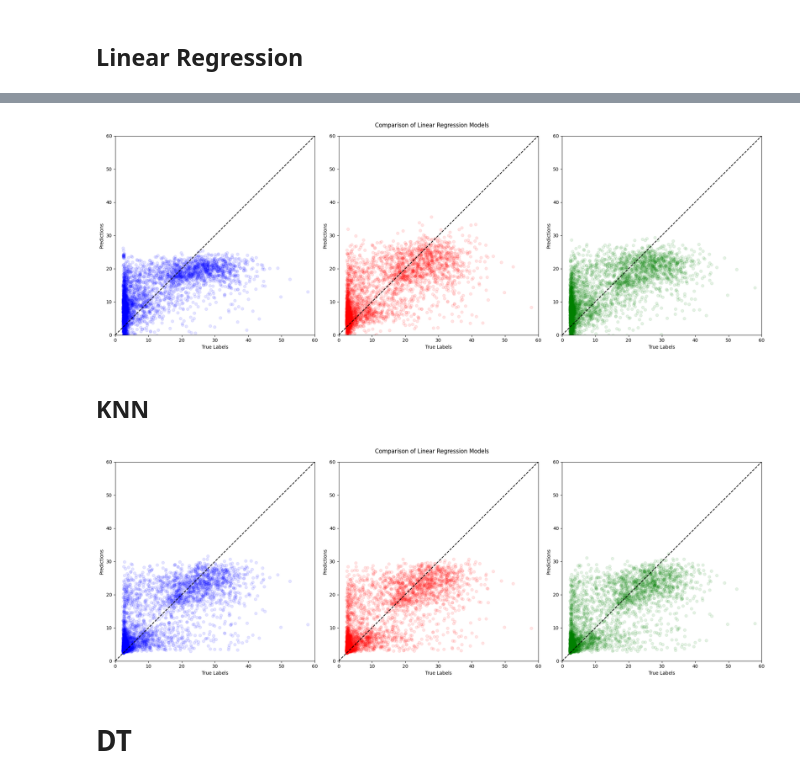
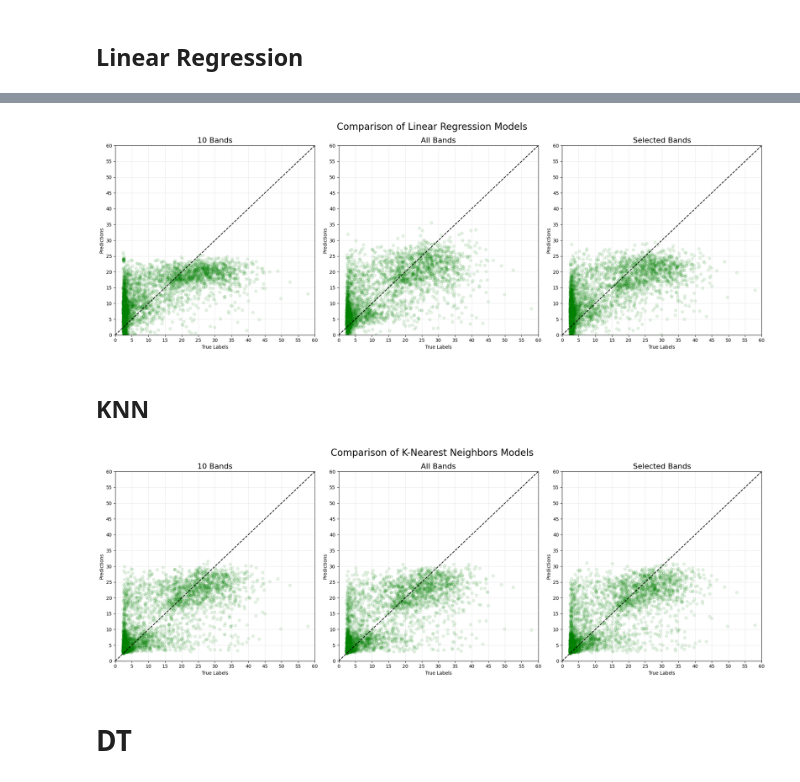
Before and after one commit to SvenLigensa/da2-casestudy, a Jupyter notebook: 4_ModelValidation/4_1_Prediction_Comparison.ipynb, the cells around one changed output, grey strips where cells are left out. Drawn from its saved outputs; the diff is of its cells as text; code cells hidden in the pictures.

```diff
--- a/4_ModelValidation/4_1_Prediction_Comparison.ipynb
+++ b/4_ModelValidation/4_1_Prediction_Comparison.ipynb
@@ -104,70 +138,93 @@ plt.show()
 # %%
-# Create a figure and specify the layout to have 1 row and 2 columns
 fig = plt.figure(figsize=(20, 7))
 
 plt.subplot(1, 3, 1)  # Arguments are: nrows, ncols, index
-plt.scatter(y_test, y_pred_linear_regression_10_bands, color="blue", alpha=0.1)
+plt.scatter(y_test, y_pred_linear_regression_10_bands, color="green", alpha=0.1)
 plt.plot([0, 60], [0, 60], color='black', linestyle='--')
+plt.xlim([0, 60])
 plt.ylim([0, 60])
-plt.xlim([0, 60])
+plt.xticks(np.arange(0, 61, 5))
+plt.yticks(np.arange(0, 61, 5))
+plt.grid(alpha=0.25)
 plt.xlabel("True Labels")
 plt.ylabel("Predictions")
+plt.title("10 Bands", fontsize=16)
 
 plt.subplot(1, 3, 2)
-plt.scatter(y_test, y_pred_linear_regreesion_all_bands, color="red", alpha=0.1)
+plt.scatter(y_test, y_pred_linear_regreesion_all_bands, color="green", alpha=0.1)
 plt.plot([0, 60], [0, 60], color='black', linestyle='--')
+plt.xlim([0, 60])
 plt.ylim([0, 60])
-plt.xlim([0, 60])
+plt.xticks(np.arange(0, 61, 5))
+plt.yticks(np.arange(0, 61, 5))
+plt.grid(alpha=0.25)
 plt.xlabel("True Labels")
 plt.ylabel("Predictions")
+plt.title("All Bands", fontsize=16)
 
 plt.subplot(1, 3, 3)
 plt.scatter(y_test, y_pred_linear_regression_selected_bands, color="green", alpha=0.1)
 plt.plot([0, 60], [0, 60], color='black', linestyle='--')
+plt.xlim([0, 60])
 plt.ylim([0, 60])
-plt.xlim([0, 60])
+plt.xticks(np.arange(0, 61, 5))
+plt.yticks(np.arange(0, 61, 5))
+plt.grid(alpha=0.25)
 plt.xlabel("True Labels")
 plt.ylabel("Predictions")
+plt.title("Selected Bands", fontsize=16)
 
-plt.suptitle("Comparison of Linear Regression Models")
+plt.suptitle("Comparison of Linear Regression Models", fontsize=20)
 plt.tight_layout()
 plt.show()
 # %% [output]
-[figure, old version]
+[figure, new version]
 # %% [markdown]
 ## KNN
 # %%
-# Create a figure and specify the layout to have 1 row and 2 columns
 fig = plt.figure(figsize=(20, 7))
 
 plt.subplot(1, 3, 1)  # Arguments are: nrows, ncols, index
-plt.scatter(y_test, y_pred_knn_10_bands, color="blue", alpha=0.1)
+plt.scatter(y_test, y_pred_knn_10_bands, color="green", alpha=0.1)
 plt.plot([0, 60], [0, 60], color='black', linestyle='--')
+plt.xlim([0, 60])
 plt.ylim([0, 60])
-plt.xlim([0, 60])
+plt.xticks(np.arange(0, 61, 5))
+plt.yticks(np.arange(0, 61, 5))
+plt.grid(alpha=0.25)
 plt.xlabel("True Labels")
 plt.ylabel("Predictions")
+plt.title("10 Bands", fontsize=16)
 
 plt.subplot(1, 3, 2)
-plt.scatter(y_test, y_pred_knn_all_bands, color="red", alpha=0.1)
+plt.scatter(y_test, y_pred_knn_all_bands, color="green", alpha=0.1)
 plt.plot([0, 60], [0, 60], color='black', linestyle='--')
+plt.xlim([0, 60])
 plt.ylim([0, 60])
-plt.xlim([0, 60])
+plt.xticks(np.arange(0, 61, 5))
+plt.yticks(np.arange(0, 61, 5))
+plt.grid(alpha=0.25)
 plt.xlabel("True Labels")
 plt.ylabel("Predictions")
+plt.title("All Bands", fontsize=16)
 
 plt.subplot(1, 3, 3)
 plt.scatter(y_test, y_pred_knn_selected_bands, color="green", alpha=0.1)
 plt.plot([0, 60], [0, 60], color='black', linestyle='--')
+plt.xlim([0, 60])
 plt.ylim([0, 60])
-plt.xlim([0, 60])
+plt.xticks(np.arange(0, 61, 5))
+plt.yticks(np.arange(0, 61, 5))
+plt.grid(alpha=0.25)
 plt.xlabel("True Labels")
 plt.ylabel("Predictions")
+plt.title("Selected Bands", fontsize=16)
 
-plt.suptitle("Comparison of Linear Regression Models")
+
+plt.suptitle("Comparison of K-Nearest Neighbors Models", fontsize=20)
 plt.tight_layout()
 plt.show()
 # %% [output]
-[figure, old version]
+[figure, new version]
 # %% [markdown]
 # DT
```
Also changed, not shown: parts of 23 cells of this notebook, 49 other files.
